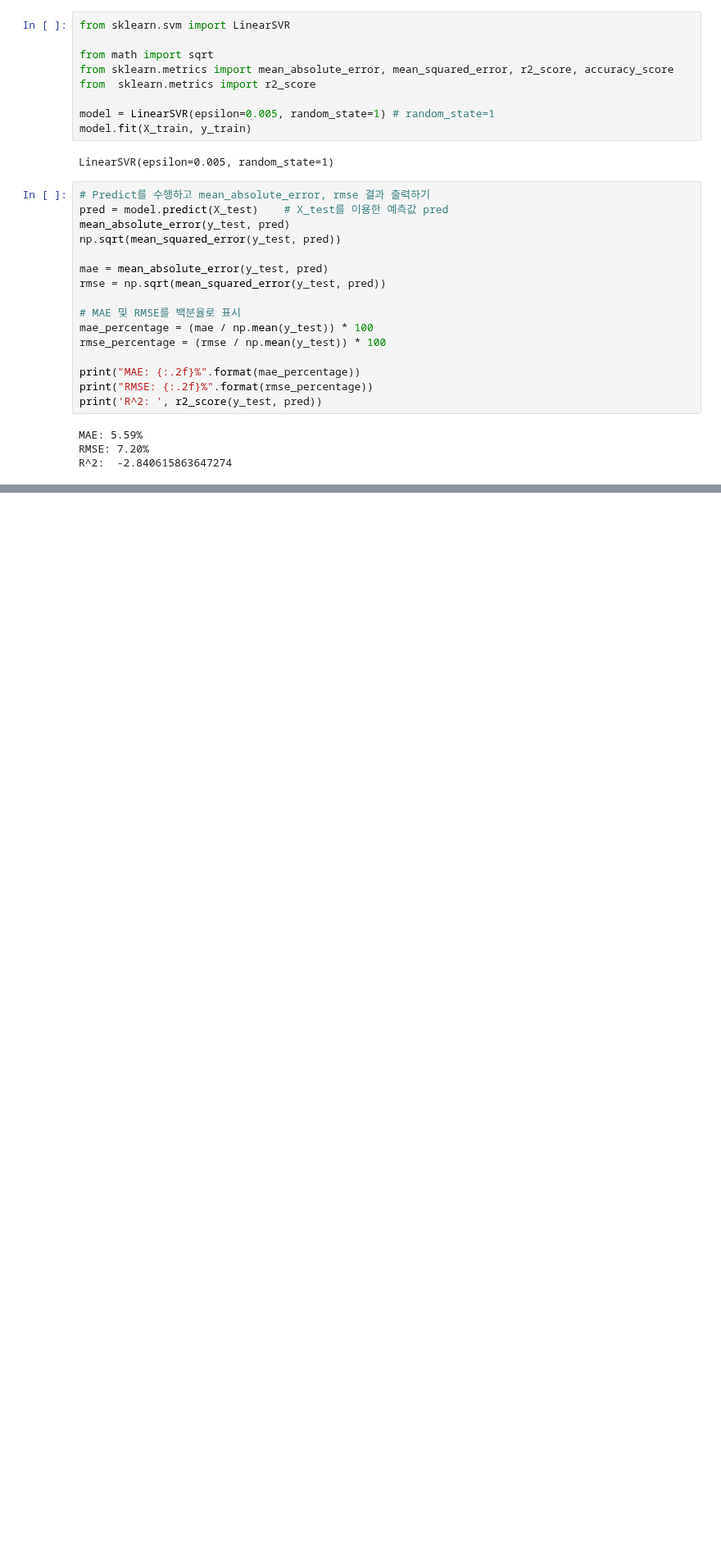
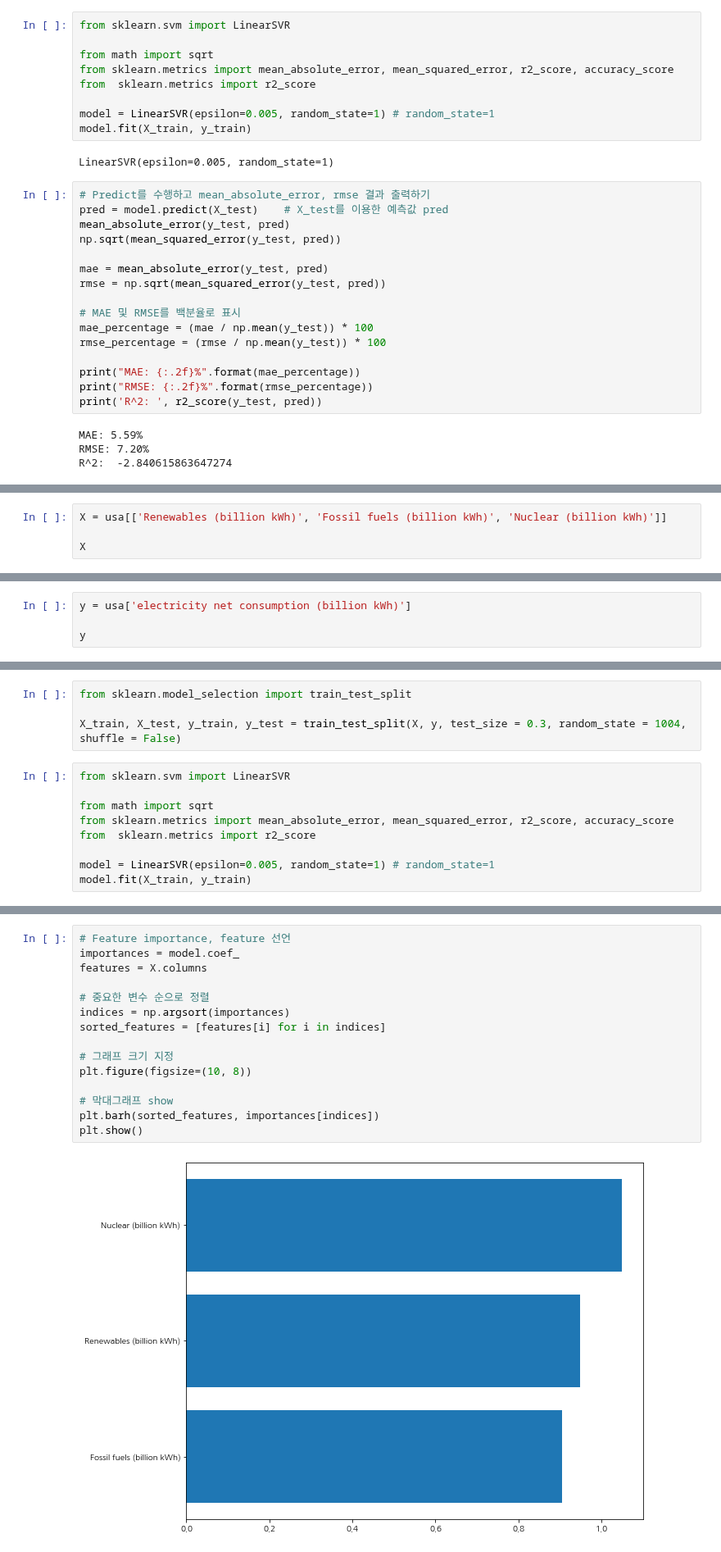
Before and after one commit to kihwan21/k-project, a Jupyter notebook: 김기환/12개국가로해봄.ipynb, the cells around one changed output, grey strips where cells are left out. Shown at 82% size. Cells and saved outputs as stored; diff of their text form; blank space fills up the shorter version.

```diff
--- a/김기환/12개국가로해봄.ipynb
+++ b/김기환/12개국가로해봄.ipynb
@@ -620,0 +634,4 @@ plt.show()
+# %%
+X = usa[['Renewables (billion kWh)', 'Fossil fuels (billion kWh)', 'Nuclear (billion kWh)']]
+
+X
@@ -620,0 +656,4 @@ plt.show()
+# %%
+y = usa['electricity net consumption (billion kWh)']
+
+y
@@ -620,0 +710,13 @@ plt.show()
+# %%
+from sklearn.model_selection import train_test_split
+
+X_train, X_test, y_train, y_test = train_test_split(X, y, test_size = 0.3, random_state = 1004, shuffle = False)
+# %%
+from sklearn.svm import LinearSVR
+
+from math import sqrt
+from sklearn.metrics import mean_absolute_error, mean_squared_error, r2_score, accuracy_score
+from  sklearn.metrics import r2_score
+
+model = LinearSVR(epsilon=0.005, random_state=1) # random_state=1
+model.fit(X_train, y_train)
@@ -620,0 +745,17 @@ plt.show()
+# %%
+# Feature importance, feature 선언
+importances = model.coef_
+features = X.columns
+
+# 중요한 변수 순으로 정렬
+indices = np.argsort(importances)
+sorted_features = [features[i] for i in indices]
+
+# 그래프 크기 지정
+plt.figure(figsize=(10, 8))
+
+# 막대그래프 show
+plt.barh(sorted_features, importances[indices])
+plt.show()
+# %% [output]
+[figure, added]
```
Also changed, not shown: parts of 27 cells of this notebook, 2 other files.
